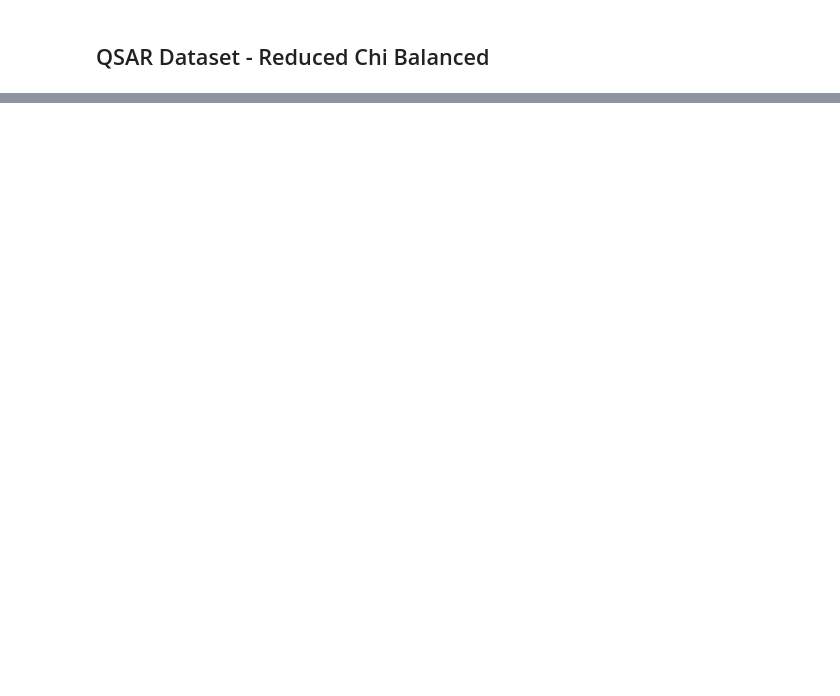
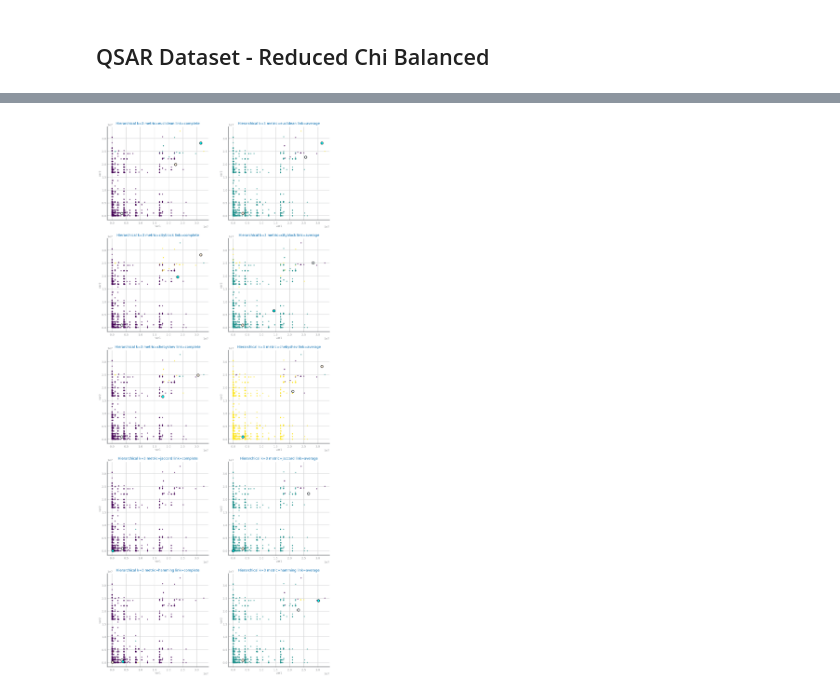
Before and after one commit to HerouFenix/cdados-project, a Jupyter notebook: Classification/Clustering/HClustering_QSAR.ipynb, the cells around one changed output, grey strips where cells are left out. Drawn from its saved outputs; the diff is of its cells as text; code cells hidden in the pictures; blank space fills up the shorter version.

```diff
--- a/Classification/Clustering/HClustering_QSAR.ipynb
+++ b/Classification/Clustering/HClustering_QSAR.ipynb
@@ -195,12 +243,13 @@ def bin_to_integer(bitlist):
 
     return out
 # %%
-data: pd.DataFrame = pd.read_csv('../../datasets/TO_TEST/ORAL/ORAL_S_FChi_B.csv', sep=';', header=None)
+data: pd.DataFrame = pd.read_csv('../../datasets/TO_TEST/ORAL/reduced/ORAL_S_FChi_B_reduced32.csv', sep=';', header=None)
 data.pop(len(data.columns)-1).values #Remove target variable
 
 for index, row in data.iterrows():
     for col in data.columns:
         data.at[index,col] = bin_to_integer(row[col])
 
+
 N_CLUSTERS = [2, 3, 5, 7, 9, 11, 13, 15, 17, 19, 21, 23, 25, 27, 29]
 rows, cols = ds.choose_grid(len(N_CLUSTERS))
@@ -237,34 +316,36 @@ plt.show()
 # %%
-METRICS = ['euclidean', 'cityblock', 'chebyshev', 'cosine', 'jaccard', 'hamming']
+METRICS = ['euclidean', 'cityblock', 'chebyshev', 'jaccard', 'hamming']
 LINKS = ['complete', 'average']
 k = 3
 values_mse = {}
 values_sc = {}
 values_db = {}
 
 rows = len(METRICS)
 cols = len(LINKS)
 _, axs = plt.subplots(rows, cols, figsize=(cols*5, rows*5), squeeze=False)
 for i in range(len(METRICS)):
     mse: list = []
     sc: list = []
     db: list = []
     m = METRICS[i]
     for j in range(len(LINKS)):
         link = LINKS[j]
         estimator = AgglomerativeClustering(n_clusters=k, linkage=link, affinity=m )
         estimator.fit(data)
         labels = estimator.labels_
         centers = ds.compute_centroids(data, labels)
         mse.append(ds.compute_mse(data.values, labels, centers))
         sc.append(silhouette_score(data, labels))
         db.append(davies_bouldin_score(data, labels))
         ds.plot_clusters(data, 1, 2, labels, centers, k,
                          f'Hierarchical k={k} metric={m} link={link}', ax=axs[i,j])
     values_mse[m] = mse
     values_sc[m] = sc
     values_db[m] = db
 plt.show()
+# %% [output]
+[figure, added]
 # %%
 #_, ax = plt.subplots(2, 2, figsize=(10, 5), squeeze=False)
 #ds.multiple_bar_chart(LINKS, values_mse, title=f'Hierarchical MSE', xlabel='metric', ylabel='MSE', ax=ax[0, 0])
```
Also changed, not shown: parts of 13 cells of this notebook, 1 other file.
